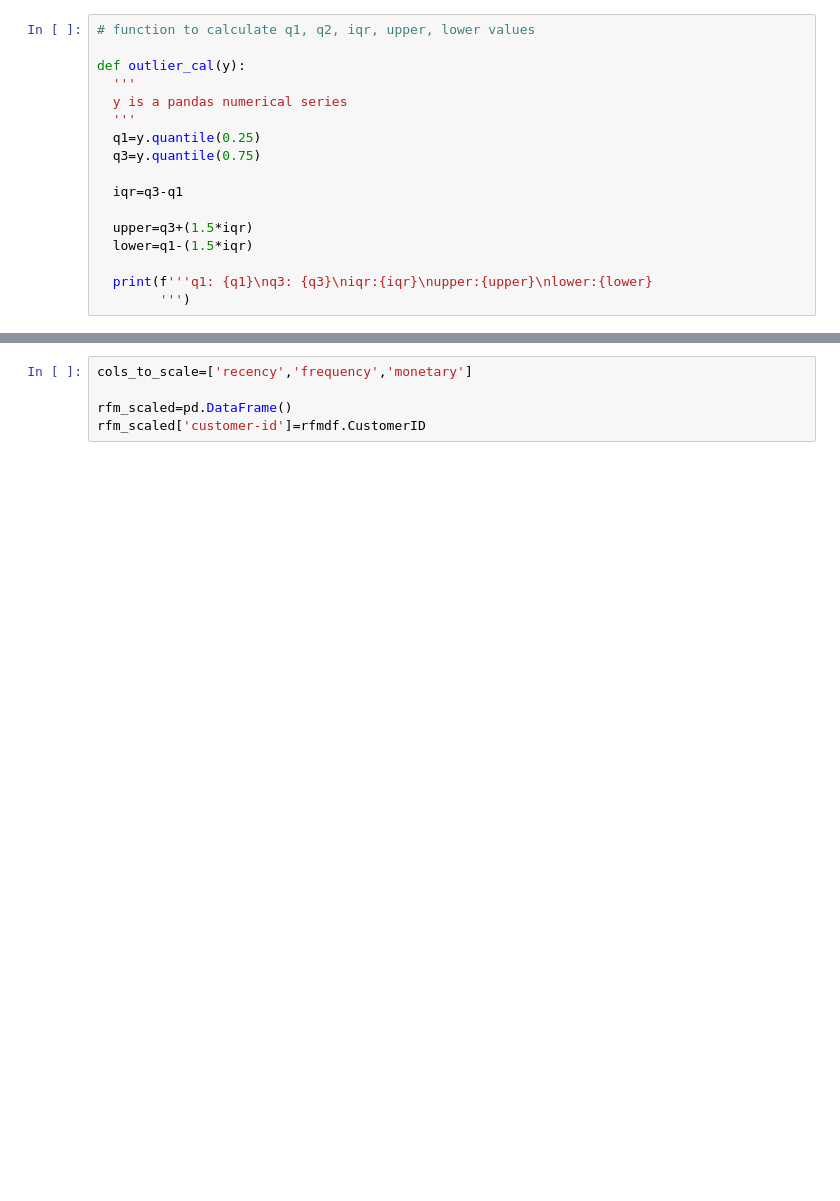
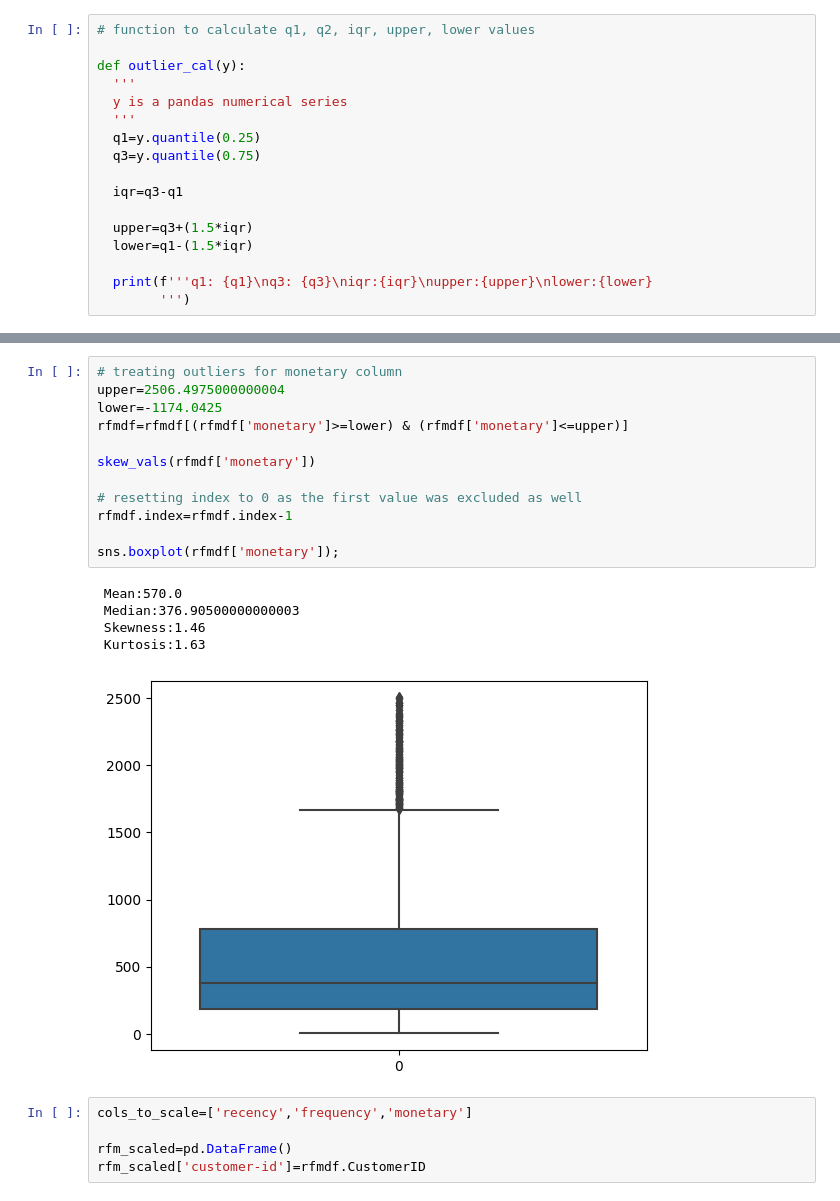
Before and after one commit to sanhiitaa/customer-segmentation-rfm-analysis, a Jupyter notebook: customer_segmentation.ipynb, the cells around one changed output, grey strips where cells are left out. Drawn from its saved outputs; the diff is of its cells as text; blank space fills up the shorter version.

```diff
--- a/customer_segmentation.ipynb
+++ b/customer_segmentation.ipynb
@@ -651,3 +684,21 @@ group them accordingly
+# %%
+# treating outliers for monetary column
+upper=2506.4975000000004
+lower=-1174.0425
+rfmdf=rfmdf[(rfmdf['monetary']>=lower) & (rfmdf['monetary']<=upper)]
+
+skew_vals(rfmdf['monetary'])
+
+# resetting index to 0 as the first value was excluded as well
+rfmdf.index=rfmdf.index-1
+
+sns.boxplot(rfmdf['monetary']);
+# %% [output]
+ Mean:570.0
+ Median:376.90500000000003
+ Skewness:1.46
+ Kurtosis:1.63
+[figure, added]
 # %%
 cols_to_scale=['recency','frequency','monetary']
 
```
Also changed, not shown: parts of 34 cells of this notebook.
